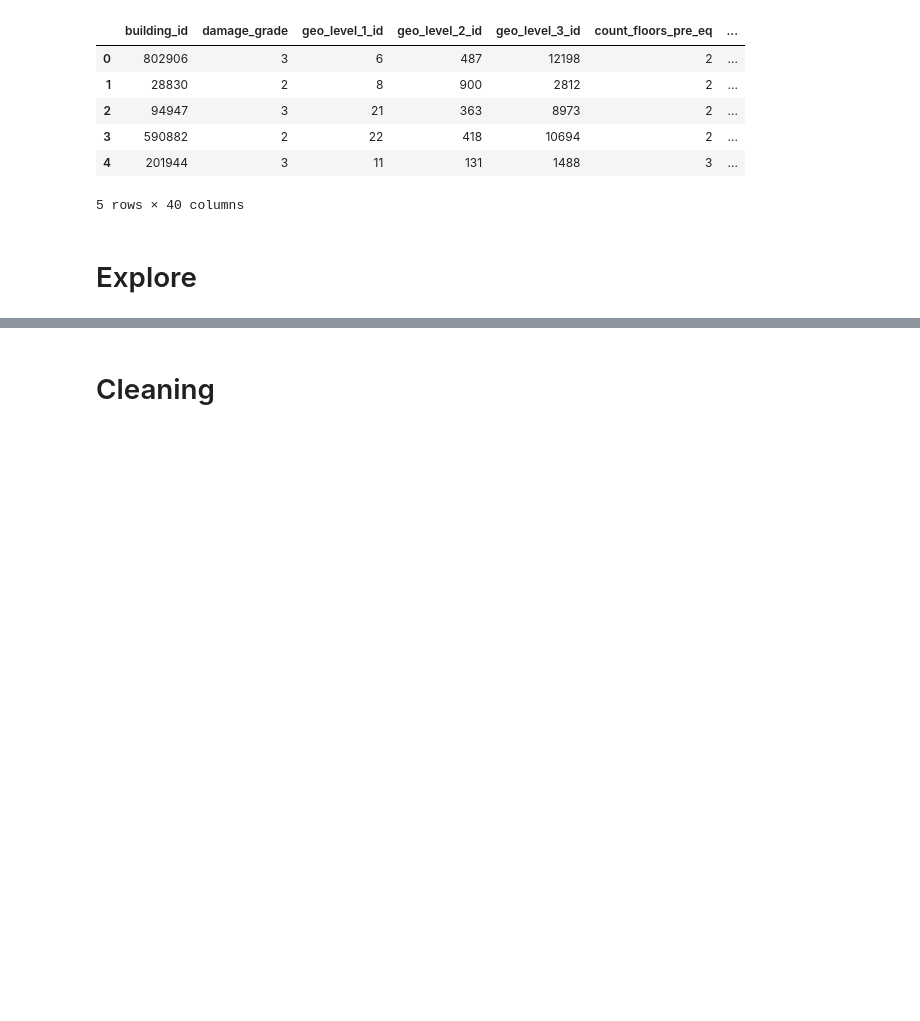
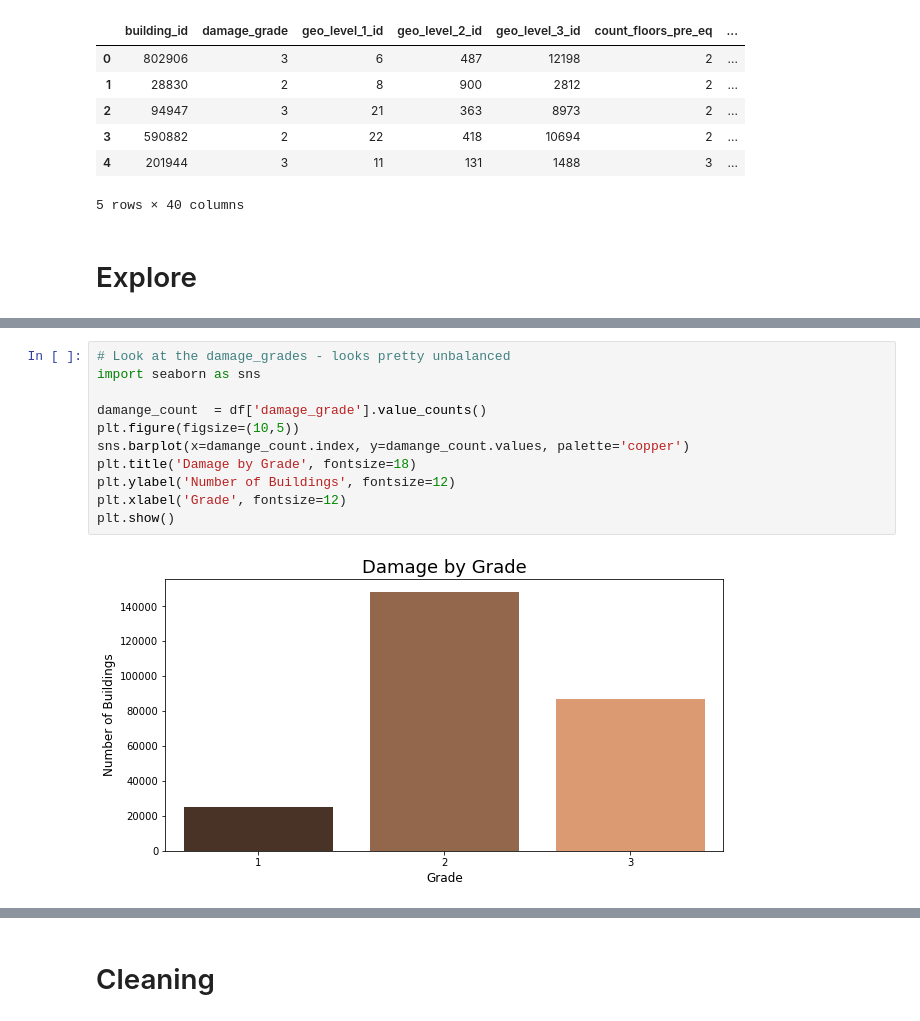
Before and after one commit to twhipple/Modeling_Earthquake_Damage, a Jupyter notebook: Modeling_Earthquake_Damage.ipynb, the cells around one changed output, grey strips where cells are left out. Cells and saved outputs as stored; diff of their text form; blank space fills up the shorter version.

```diff
--- a/Modeling_Earthquake_Damage.ipynb
+++ b/Modeling_Earthquake_Damage.ipynb
@@ -120,0 +136,13 @@ dtype: int64
+# %%
+# Look at the damage_grades - looks pretty unbalanced
+import seaborn as sns
+
+damange_count  = df['damage_grade'].value_counts()
+plt.figure(figsize=(10,5))
+sns.barplot(x=damange_count.index, y=damange_count.values, palette='copper')
+plt.title('Damage by Grade', fontsize=18)
+plt.ylabel('Number of Buildings', fontsize=12)
+plt.xlabel('Grade', fontsize=12)
+plt.show()
+# %% [output]
+[figure, added]
```
Also changed, not shown: parts of 34 cells of this notebook.
